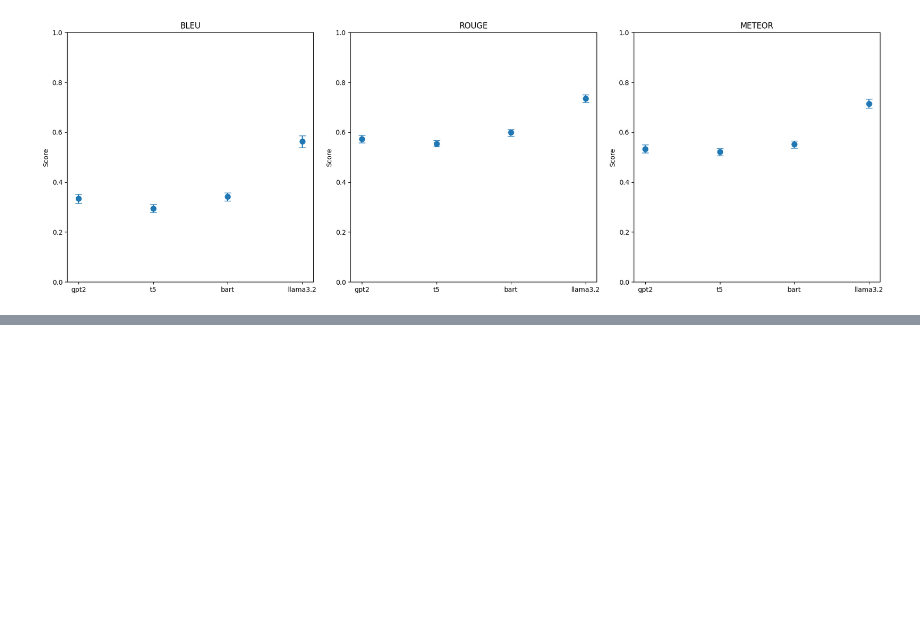
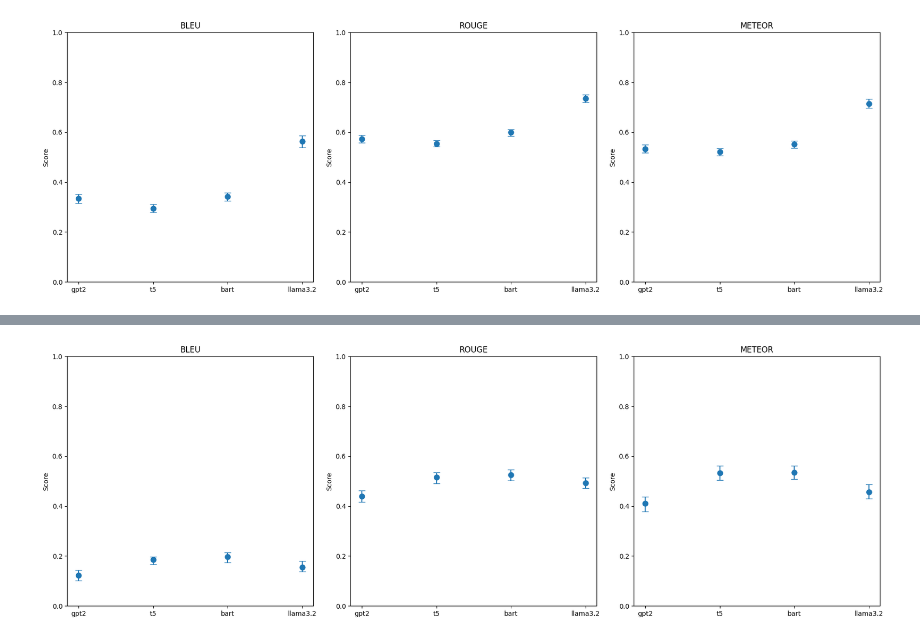
Before and after one commit to Baddogel/testcase_generation, a Jupyter notebook: metrics.ipynb, the cells around one changed output, grey strips where cells are left out. Cells and saved outputs as stored; diff of their text form; code cells hidden in the pictures; blank space fills up the shorter version.

Commit message:
feat: add independent dataset metrics

```diff
--- a/metrics.ipynb
+++ b/metrics.ipynb
@@ -195,3 +197,7 @@ plt.tight_layout()
 plt.show()
 # %% [output]
 [figure]
+# %%
+# Загрузка независимого датасета
+independent_dataset = load_dataset("csv", data_files={'test': "independent_dataset.tsv"}, delimiter="\t")
+independent_dataset = independent_dataset['test'].select_columns(['test_scenario', 'test_steps'])
@@ -197,0 +249,12 @@ plt.show()
+# %%
+metrics = {}
+for model_name in models:
+    metrics[model_name] = calculate_metrics(references, predictions[model_name])
+# %%
+ci_results = {}
+for model_name in models:
+    ci_results[model_name] = {}
+    for metric in ['bleu', 'rouge', 'meteor']:
+        data = metrics[model_name][metric]
+        ci = bootstrap_ci(data, n_bootstraps=len(independent_dataset), confidence=0.95)
+        ci_results[model_name][metric] = ci
@@ -197,0 +276,23 @@ plt.show()
+# %%
+# Визуализация для независимого датасета
+fig, axes = plt.subplots(1, 3, figsize=(18, 6))
+metrics_display = ['BLEU', 'ROUGE', 'METEOR']
+x_labels = list(models.keys())
+
+for i, metric in enumerate(metrics_display):
+    ax = axes[i]
+    means = [ci_results[model][metric.lower()][1] for model in models]
+    errors = [
+        [ci_results[model][metric.lower()][1] - ci_results[model][metric.lower()][0] for model in models],
+        [ci_results[model][metric.lower()][2] - ci_results[model][metric.lower()][1] for model in models]
+    ]
+
+    ax.errorbar(x_labels, means, yerr=errors, fmt='o', capsize=5, markersize=8)
+    ax.set_title(metric)
+    ax.set_ylabel('Score')
+    ax.set_ylim(0, 1)
+
+plt.tight_layout()
+plt.show()
+# %% [output]
+[figure, added]
```
Also changed, not shown: parts of 6 cells of this notebook.
